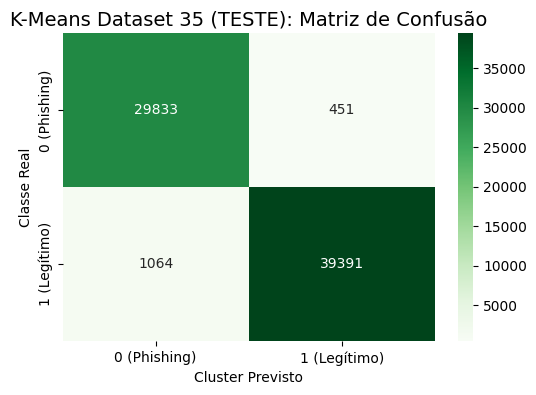
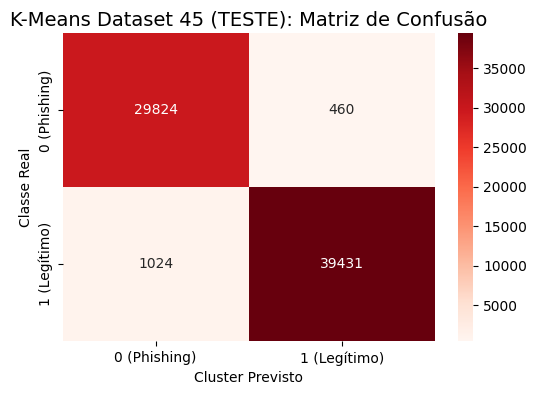
The change to this notebook cell's code, shown as a diff; its figure went from the first image to the second:
--- before
+++ after
@@ -1,46 +1,46 @@
-# Dataset 35 (23 Componentes)
+# Dataset 46 (29 Componentes)
 
-X_train_35_raw, X_test_35_raw, y_train_35, y_test_35 = train_test_split(
-    df_35_num, labels, test_size=0.3, random_state=42, stratify=labels
+X_train_45_raw, X_test_45_raw, y_train_45, y_test_45 = train_test_split(
+    df_45_num, labels, test_size=0.3, random_state=42, stratify=labels
 )
 
-print(f"Tamanho do Treino (Dataset 35): {X_train_35_raw.shape[0]} linhas")
-print(f"Tamanho do Teste (Dataset 35): {X_test_35_raw.shape[0]} linhas\n")
+print(f"Tamanho do Treino (Dataset 45): {X_train_45_raw.shape[0]} linhas")
+print(f"Tamanho do Teste (Dataset 45): {X_test_45_raw.shape[0]} linhas\n")
 
-scaler_35_def = StandardScaler()
-pca_35_def = PCA(n_components=23, random_state=42)
+scaler_45_def = StandardScaler()
+pca_45_def = PCA(n_components=29, random_state=42)
 
-X_train_35_scaled = scaler_35_def.fit_transform(X_train_35_raw)
-X_test_35_scaled = scaler_35_def.transform(X_test_35_raw)
+X_train_45_scaled = scaler_45_def.fit_transform(X_train_45_raw)
+X_test_45_scaled = scaler_45_def.transform(X_test_45_raw)
 
-X_train_35_pca = pca_35_def.fit_transform(X_train_35_scaled)
-X_test_35_pca = pca_35_def.transform(X_test_35_scaled)
+X_train_45_pca = pca_45_def.fit_transform(X_train_45_scaled)
+X_test_45_pca = pca_45_def.transform(X_test_45_scaled)
 
-kmeans_35_def = KMeans(n_clusters=2, random_state=42, n_init=10)
-clusters_train_35 = kmeans_35_def.fit_predict(X_train_35_pca)
+kmeans_45_def = KMeans(n_clusters=2, random_state=42, n_init=10)
+clusters_train_45 = kmeans_45_def.fit_predict(X_train_45_pca)
 
-df_train_comp_35 = pd.DataFrame({'Real': y_train_35.values, 'Cluster': clusters_train_35})
-matriz_cruzada_35 = pd.crosstab(df_train_comp_35['Real'], df_train_comp_35['Cluster'])
+df_train_comp_45 = pd.DataFrame({'Real': y_train_45.values, 'Cluster': clusters_train_45})
+matriz_cruzada_45 = pd.crosstab(df_train_comp_45['Real'], df_train_comp_45['Cluster'])
 
-mapeamento_35 = {}
-for cluster_id in matriz_cruzada_35.columns:
-    mapeamento_35[cluster_id] = matriz_cruzada_35[cluster_id].idxmax()
+mapeamento_45 = {}
+for cluster_id in matriz_cruzada_45.columns:
+    mapeamento_45[cluster_id] = matriz_cruzada_45[cluster_id].idxmax()
 
 # Avaliação
-clusters_test_35_brutos = kmeans_35_def.predict(X_test_35_pca)
-y_pred_test_kmeans_35 = pd.Series(clusters_test_35_brutos).map(mapeamento_35)
+clusters_test_45_brutos = kmeans_45_def.predict(X_test_45_pca)
+y_pred_test_kmeans_45 = pd.Series(clusters_test_45_brutos).map(mapeamento_45)
 
 # Métricas Finais
-cm_test_35 = confusion_matrix(y_test_35, y_pred_test_kmeans_35)
+cm_test_45 = confusion_matrix(y_test_45, y_pred_test_kmeans_45)
 
 plt.figure(figsize=(6, 4))
-sns.heatmap(cm_test_35, annot=True, fmt='d', cmap='Greens',
+sns.heatmap(cm_test_45, annot=True, fmt='d', cmap='Reds',
             xticklabels=['0 (Phishing)', '1 (Legítimo)'],
             yticklabels=['0 (Phishing)', '1 (Legítimo)'])
-plt.title('K-Means Dataset 35 (TESTE): Matriz de Confusão', fontsize=14)
+plt.title('K-Means Dataset 45 (TESTE): Matriz de Confusão', fontsize=14)
 plt.ylabel('Classe Real')
 plt.xlabel('Cluster Previsto')
 plt.show()
 
-print("\n--- Relatório de Classificação K-Means Dataset 35 (DADOS DE TESTE) ---")
-print(classification_report(y_test_35, y_pred_test_kmeans_35, target_names=['0 (Phishing)', '1 (Legítimo)']))
+print("\n--- Relatório de Classificação K-Means Dataset 45 (DADOS DE TESTE) ---")
+print(classification_report(y_test_45, y_pred_test_kmeans_45, target_names=['0 (Phishing)', '1 (Legítimo)']))

Commit: Notebook de Modelos Não-Supervisionados